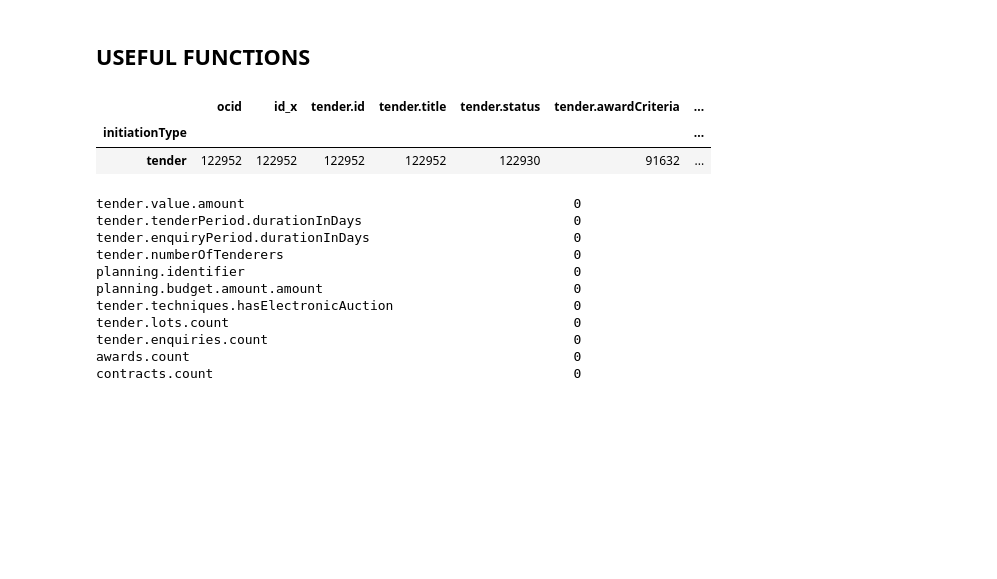
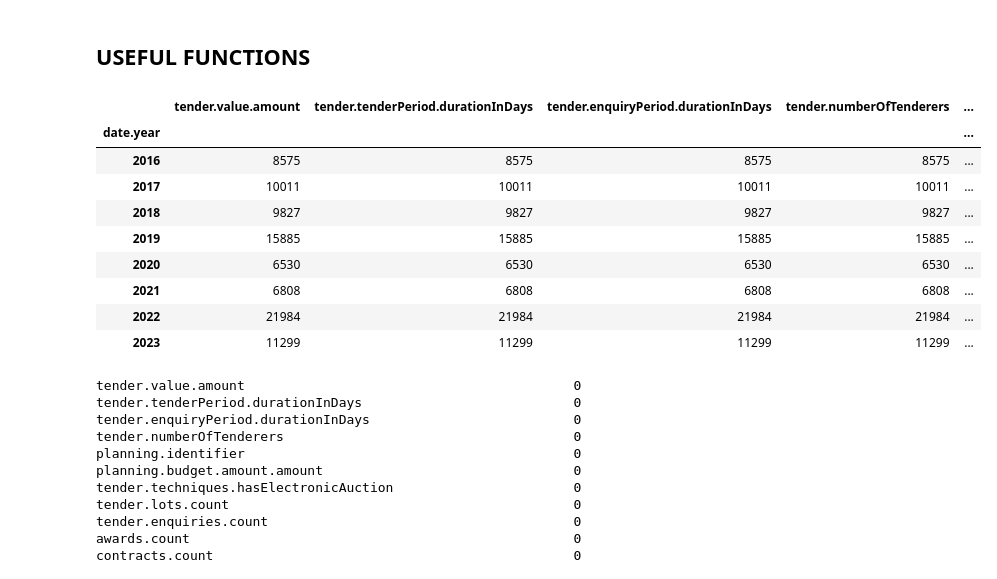
Before and after one commit to davinun99/tesis-model, a Jupyter notebook: DatasetCleaningAndTransform.ipynb, the cells around one changed output. Drawn from its saved outputs; the diff is of its cells as text; code cells hidden in the pictures; blank space fills up the shorter version.

```diff
--- a/DatasetCleaningAndTransform.ipynb
+++ b/DatasetCleaningAndTransform.ipynb
@@ -234,12 +234,20 @@ y_resampled.to_csv('ouput_y.csv', index = False, encoding='utf-8') # False: not
 # print(df)
 # %%
 # GROUP BY EXAMPLE
-gkk = df_completo.groupby(['initiationType'], dropna=False)
+# gkk = df_dummizado[df_dummizado['Protestas'] == True].groupby(['date.year'], dropna=False)
+gkk = df_dummizado.groupby(['date.year'], dropna=False)
 gkk.count()
 # %% [output]
-|  | ocid | id_x | tender.id | tender.title | tender.status | tender.awardCriteria | ... |
-| initiationType |  |  |  |  |  |  | ... |
-| tender | 122952 | 122952 | 122952 | 122952 | 122930 | 91632 | ... |
+|  | tender.value.amount | tender.tenderPeriod.durationInDays | tender.enquiryPeriod.durationInDays | tender.numberOfTenderers | ... |
+| date.year |  |  |  |  | ... |
+| 2016 | 8575 | 8575 | 8575 | 8575 | ... |
+| 2017 | 10011 | 10011 | 10011 | 10011 | ... |
+| 2018 | 9827 | 9827 | 9827 | 9827 | ... |
+| 2019 | 15885 | 15885 | 15885 | 15885 | ... |
+| 2020 | 6530 | 6530 | 6530 | 6530 | ... |
+| 2021 | 6808 | 6808 | 6808 | 6808 | ... |
+| 2022 | 21984 | 21984 | 21984 | 21984 | ... |
+| 2023 | 11299 | 11299 | 11299 | 11299 | ... |
 # %%
 #VERIFICAR VALORES NAN EN DUMMIZADO
 
```
Also changed, not shown: parts of 2 cells of this notebook, 1 other file.
